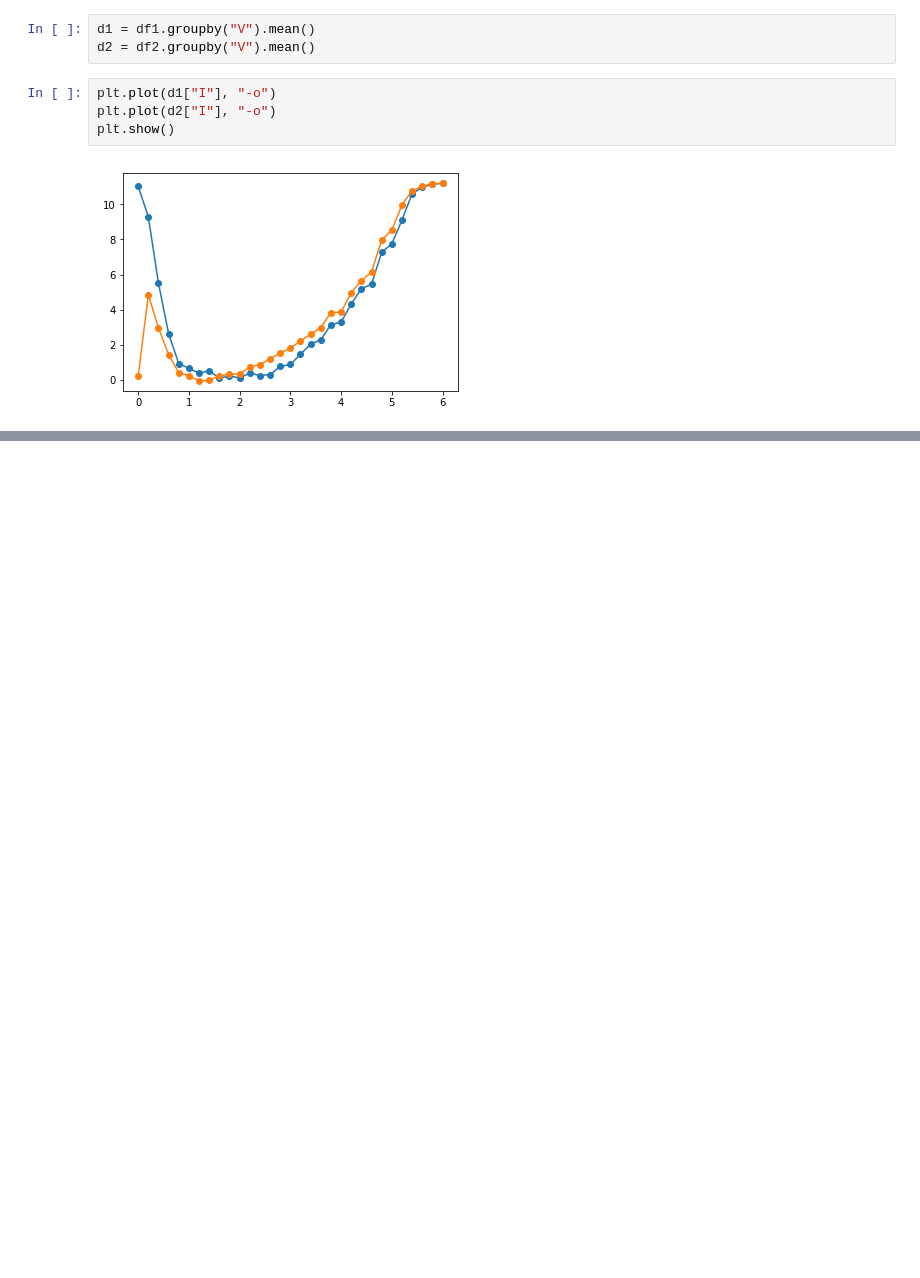
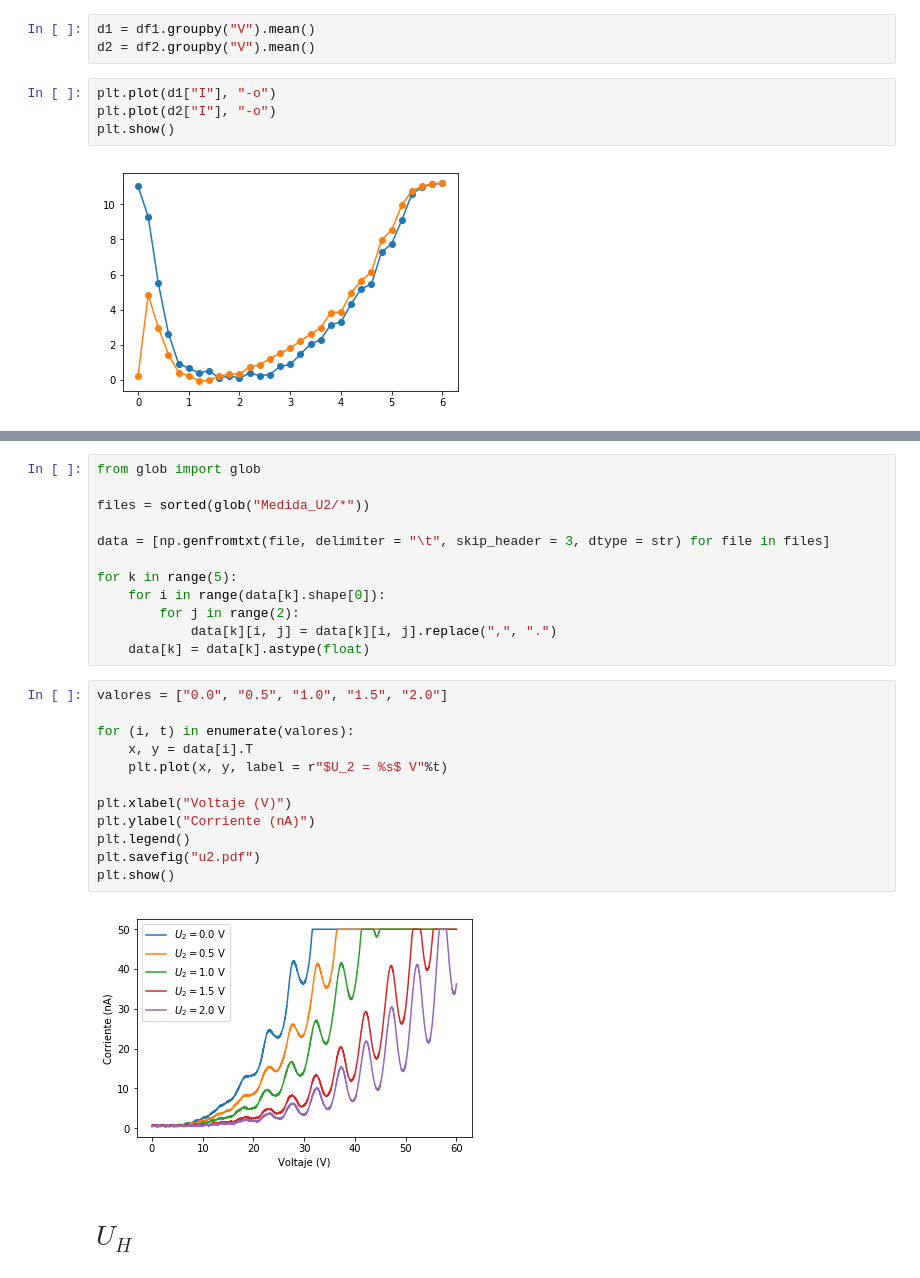
Before and after one commit to jsbarbosa/LabIntermedio, a Jupyter notebook: FranckHertz/Plots.ipynb, the cells around one changed output, grey strips where cells are left out. Cells and saved outputs as stored; diff of their text form; blank space fills up the shorter version.

```diff
--- a/FranckHertz/Plots.ipynb
+++ b/FranckHertz/Plots.ipynb
@@ -42,0 +106,28 @@ plt.show()
+# %%
+from glob import glob
+
+files = sorted(glob("Medida_U2/*"))
+
+data = [np.genfromtxt(file, delimiter = "\t", skip_header = 3, dtype = str) for file in files]
+
+for k in range(5):
+    for i in range(data[k].shape[0]):
+        for j in range(2):
+            data[k][i, j] = data[k][i, j].replace(",", ".")
+    data[k] = data[k].astype(float)
+# %%
+valores = ["0.0", "0.5", "1.0", "1.5", "2.0"]
+
+for (i, t) in enumerate(valores):
+    x, y = data[i].T
+    plt.plot(x, y, label = r"$U_2 = %s$ V"%t)
+
+plt.xlabel("Voltaje (V)")
+plt.ylabel("Corriente (nA)")
+plt.legend()
+plt.savefig("u2.pdf")
+plt.show()
+# %% [output]
+[figure, added]
+# %% [markdown]
+# $U_H$
```
Also changed, not shown: parts of 16 cells of this notebook, 17 other files.
